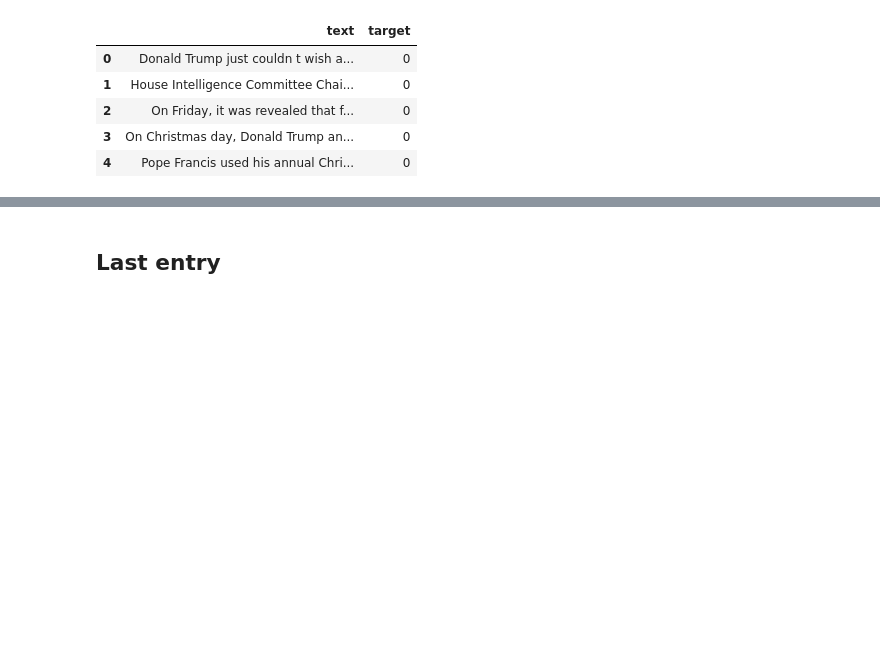
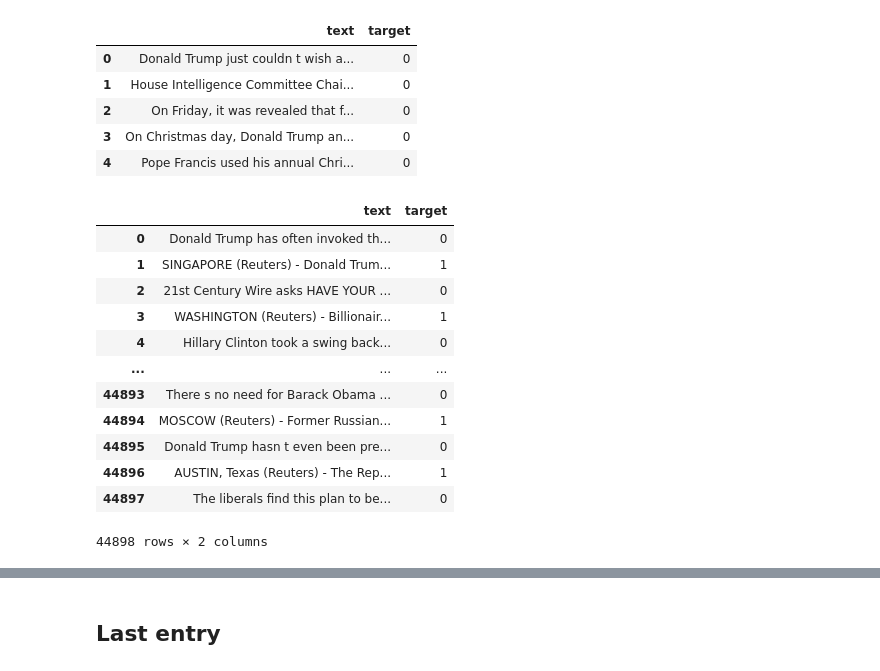
Before and after one commit to yepe4401/fake_and_real_news, a Jupyter notebook: fake_and_real_news_project_v1.ipynb, the cells around one changed output, grey strips where cells are left out. Cells and saved outputs as stored; diff of their text form; code cells hidden in the pictures; blank space fills up the shorter version.

```diff
--- a/fake_and_real_news_project_v1.ipynb
+++ b/fake_and_real_news_project_v1.ipynb
@@ -90,0 +93,16 @@ fake_news_data.head()
+# %%
+df
+# %% [output]
+|  | text | target |
+| 0 | Donald Trump has often invoked th... | 0 |
+| 1 | SINGAPORE (Reuters) - Donald Trum... | 1 |
+| 2 | 21st Century Wire asks HAVE YOUR ... | 0 |
+| 3 | WASHINGTON (Reuters) - Billionair... | 1 |
+| 4 | Hillary Clinton took a swing back... | 0 |
+| ... | ... | ... |
+| 44893 | There s no need for Barack Obama ... | 0 |
+| 44894 | MOSCOW (Reuters) - Former Russian... | 1 |
+| 44895 | Donald Trump hasn t even been pre... | 0 |
+| 44896 | AUSTIN, Texas (Reuters) - The Rep... | 1 |
+| 44897 | The liberals find this plan to be... | 0 |
+44898 rows × 2 columns
```
Also changed, not shown: parts of 17 cells of this notebook.
